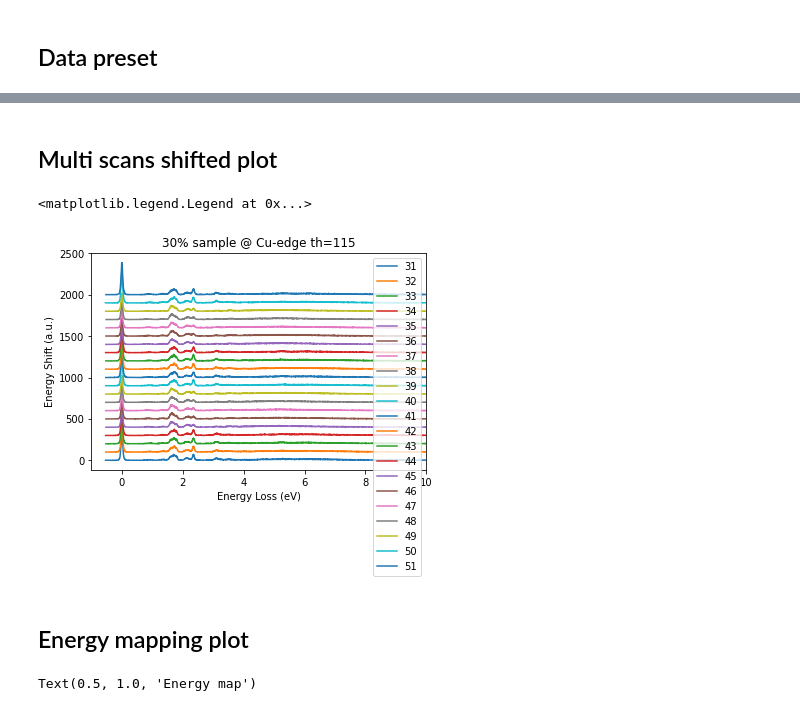
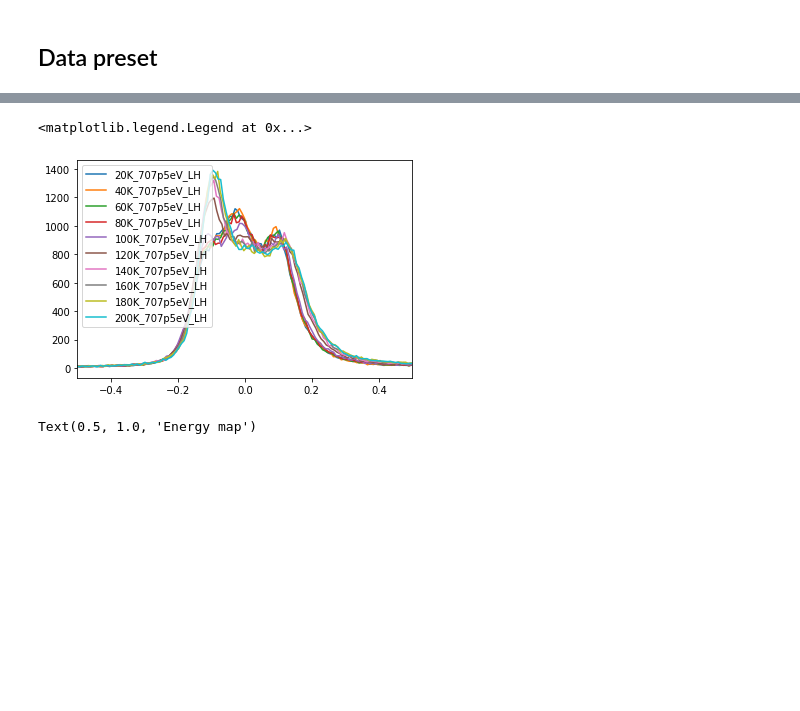
Before and after one commit to Coolphy/ADRESS_RIXS, a Jupyter notebook: plotRIXS.ipynb, the cells around one changed output, grey strips where cells are left out. Drawn from its saved outputs; the diff is of its cells as text; code cells hidden in the pictures; blank space fills up the shorter version.

```diff
--- a/plotRIXS.ipynb
+++ b/plotRIXS.ipynb
@@ -141,26 +103,27 @@ plt.legend()
-# %% [markdown]
-## Multi scans shifted plot
-# %%
-fig = plt.figure()
-
-scans = np.arange(31,51+1)
-
-sumData = np.zeros(dataLength)
-
-for i,s in enumerate(scans):
-    [xData,oneData] = getdata(s)
-    plt.plot(xData,oneData+100*i,label=str(s))
-
-plt.xlabel('Energy Loss (eV)')
-plt.ylabel('Energy Shift (a.u.)')
-plt.xlim([-1,10])
-plt.title('30% sample @ Cu-edge th=115')
-plt.legend(loc='upper right')
-# %% [output]
-<matplotlib.legend.Legend at 0x...>
-[figure, removed]
-# %% [markdown]
-## Energy mapping plot
+# %%
+# %%
+zipLog = {
+    "20K_707p5eV_LH": [24],
+    "40K_707p5eV_LH": [34],
+    "60K_707p5eV_LH": [42],
+    "80K_707p5eV_LH": [50],
+    "100K_707p5eV_LH": [58],
+    "120K_707p5eV_LH": [66],
+    "140K_707p5eV_LH": [74],
+    "160K_707p5eV_LH": [82],
+    "180K_707p5eV_LH": [90],
+    "200K_707p5eV_LH": [98],
+}
+
+for i, key in enumerate(zipLog):
+    [X,Y]=CombineData(zipLog[key])
+    plt.plot(X,Y,label=key)
+
+plt.xlim([-0.5,0.5])
+plt.legend()
+# %% [output]
+<matplotlib.legend.Legend at 0x...>
+[figure, added]
 # %%
 fig = plt.figure()
 
```
Also changed, not shown: parts of 10 cells of this notebook, 3 other files.
